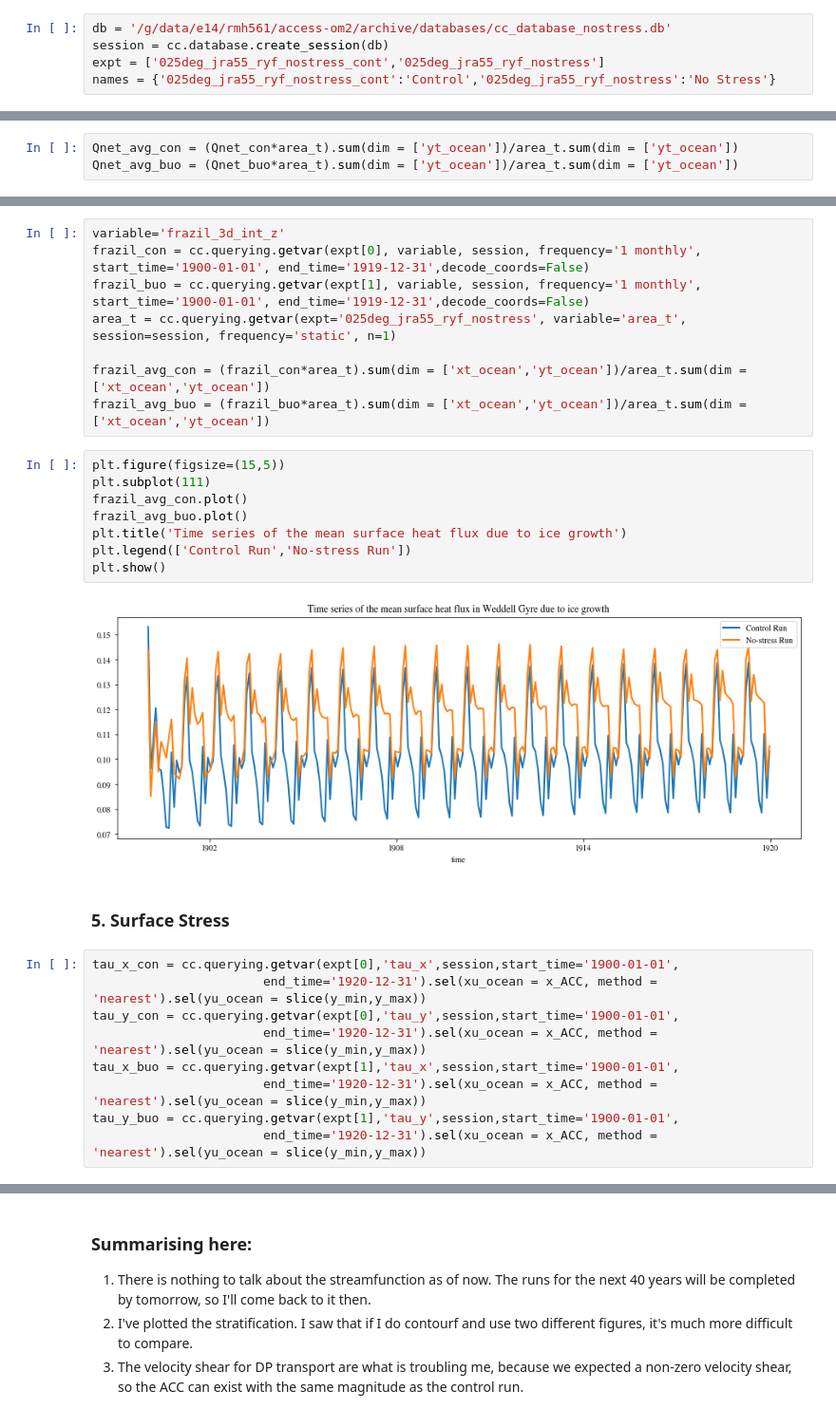
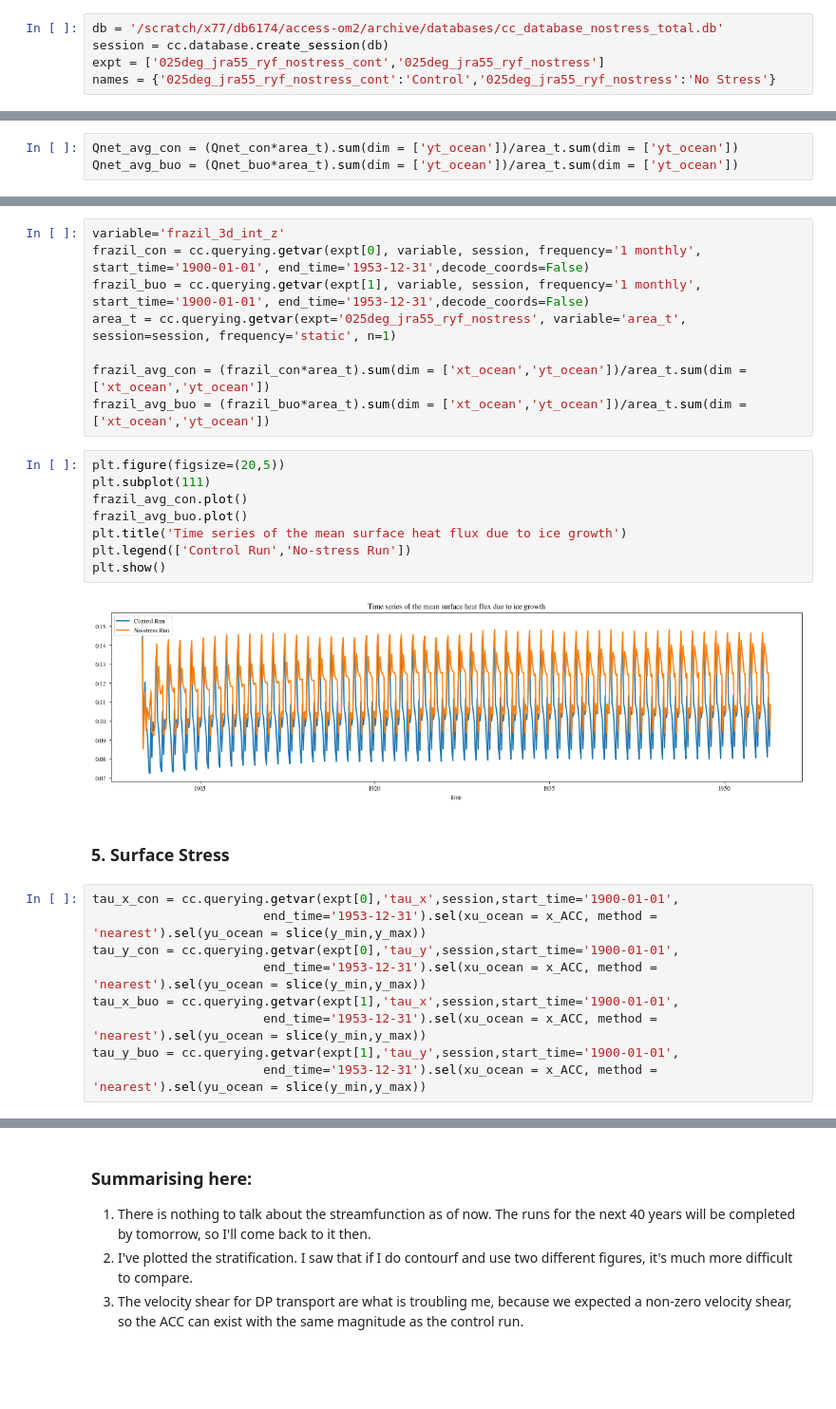
Before and after one commit to dhruvbhagtani/Ryan_No_Stress, a Jupyter notebook: Drake_Passage.ipynb, the cells around one changed output, grey strips where cells are left out. Shown at 95% size. Cells and saved outputs as stored; diff of their text form; blank space fills up the shorter version.

```diff
--- a/Drake_Passage.ipynb
+++ b/Drake_Passage.ipynb
@@ -32,7 +32,7 @@ client
 # %% [output]
 | Client Scheduler: tcp://127.0.0.1... | Cluster Workers: 4 Cores: 8 Memor... |
 # %%
-db = '/g/data/e14/rmh561/access-om2/archive/databases/cc_database_nostress.db'
+db = '/scratch/x77/db6174/access-om2/archive/databases/cc_database_nostress_total.db'
 session = cc.database.create_session(db)
 expt = ['025deg_jra55_ryf_nostress_cont','025deg_jra55_ryf_nostress']
 names = {'025deg_jra55_ryf_nostress_cont':'Control','025deg_jra55_ryf_nostress':'No Stress'}
@@ -231,30 +252,30 @@ vars_025deg[vars_025deg['name'].str.lower().str.match('tau')]
 # %%
 variable='frazil_3d_int_z'
-frazil_con = cc.querying.getvar(expt[0], variable, session, frequency='1 monthly', start_time='1900-01-01', end_time='1919-12-31',decode_coords=False)
-frazil_buo = cc.querying.getvar(expt[1], variable, session, frequency='1 monthly', start_time='1900-01-01', end_time='1919-12-31',decode_coords=False)
+frazil_con = cc.querying.getvar(expt[0], variable, session, frequency='1 monthly', start_time='1900-01-01', end_time='1953-12-31',decode_coords=False)
+frazil_buo = cc.querying.getvar(expt[1], variable, session, frequency='1 monthly', start_time='1900-01-01', end_time='1953-12-31',decode_coords=False)
 area_t = cc.querying.getvar(expt='025deg_jra55_ryf_nostress', variable='area_t', session=session, frequency='static', n=1)
 
 frazil_avg_con = (frazil_con*area_t).sum(dim = ['xt_ocean','yt_ocean'])/area_t.sum(dim = ['xt_ocean','yt_ocean'])
 frazil_avg_buo = (frazil_buo*area_t).sum(dim = ['xt_ocean','yt_ocean'])/area_t.sum(dim = ['xt_ocean','yt_ocean'])
 # %%
-plt.figure(figsize=(15,5))
+plt.figure(figsize=(20,5))
 plt.subplot(111)
 frazil_avg_con.plot()
 frazil_avg_buo.plot()
 plt.title('Time series of the mean surface heat flux due to ice growth')
 plt.legend(['Control Run','No-stress Run'])
 plt.show()
 # %% [output]
-[figure, old version]
+[figure, new version]
 # %% [markdown]
 ### 5. Surface Stress
 # %%
 tau_x_con = cc.querying.getvar(expt[0],'tau_x',session,start_time='1900-01-01',
-                       end_time='1920-12-31').sel(xu_ocean = x_ACC, method = 'nearest').sel(yu_ocean = slice(y_min,y_max))
+                       end_time='1953-12-31').sel(xu_ocean = x_ACC, method = 'nearest').sel(yu_ocean = slice(y_min,y_max))
 tau_y_con = cc.querying.getvar(expt[0],'tau_y',session,start_time='1900-01-01',
-                       end_time='1920-12-31').sel(xu_ocean = x_ACC, method = 'nearest').sel(yu_ocean = slice(y_min,y_max))
+                       end_time='1953-12-31').sel(xu_ocean = x_ACC, method = 'nearest').sel(yu_ocean = slice(y_min,y_max))
 tau_x_buo = cc.querying.getvar(expt[1],'tau_x',session,start_time='1900-01-01',
-                       end_time='1920-12-31').sel(xu_ocean = x_ACC, method = 'nearest').sel(yu_ocean = slice(y_min,y_max))
+                       end_time='1953-12-31').sel(xu_ocean = x_ACC, method = 'nearest').sel(yu_ocean = slice(y_min,y_max))
 tau_y_buo = cc.querying.getvar(expt[1],'tau_y',session,start_time='1900-01-01',
-                       end_time='1920-12-31').sel(xu_ocean = x_ACC, method = 'nearest').sel(yu_ocean = slice(y_min,y_max))
+                       end_time='1953-12-31').sel(xu_ocean = x_ACC, method = 'nearest').sel(yu_ocean = slice(y_min,y_max))
 # %%
```
Also changed, not shown: parts of 25 cells of this notebook.
